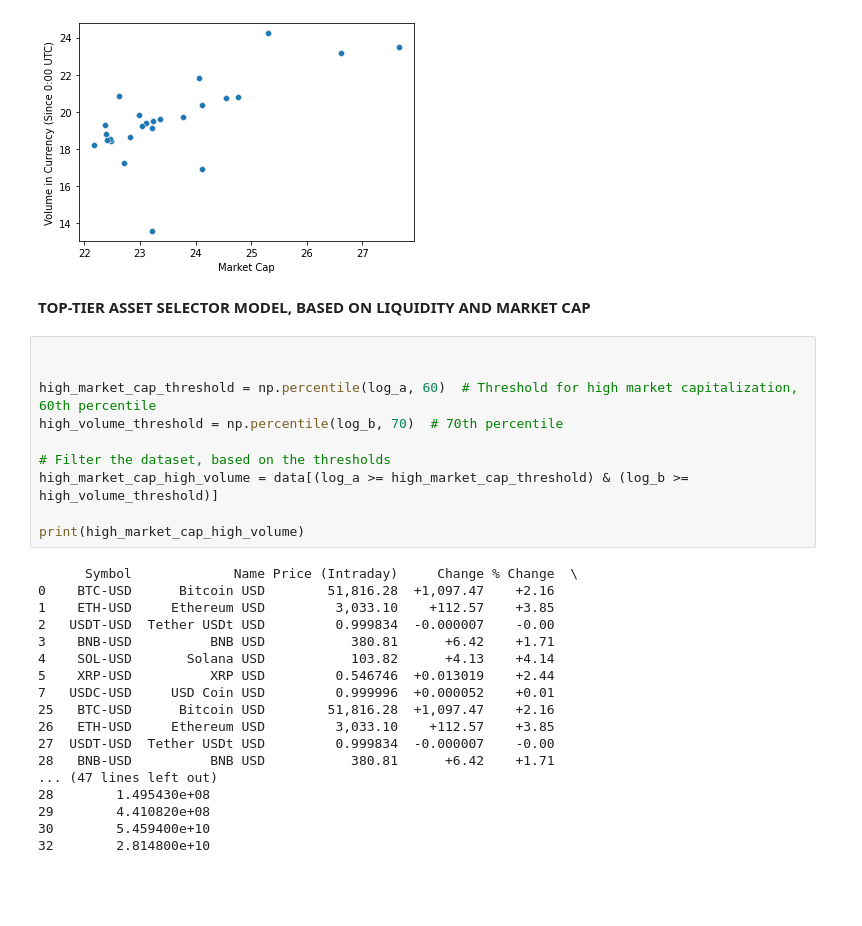
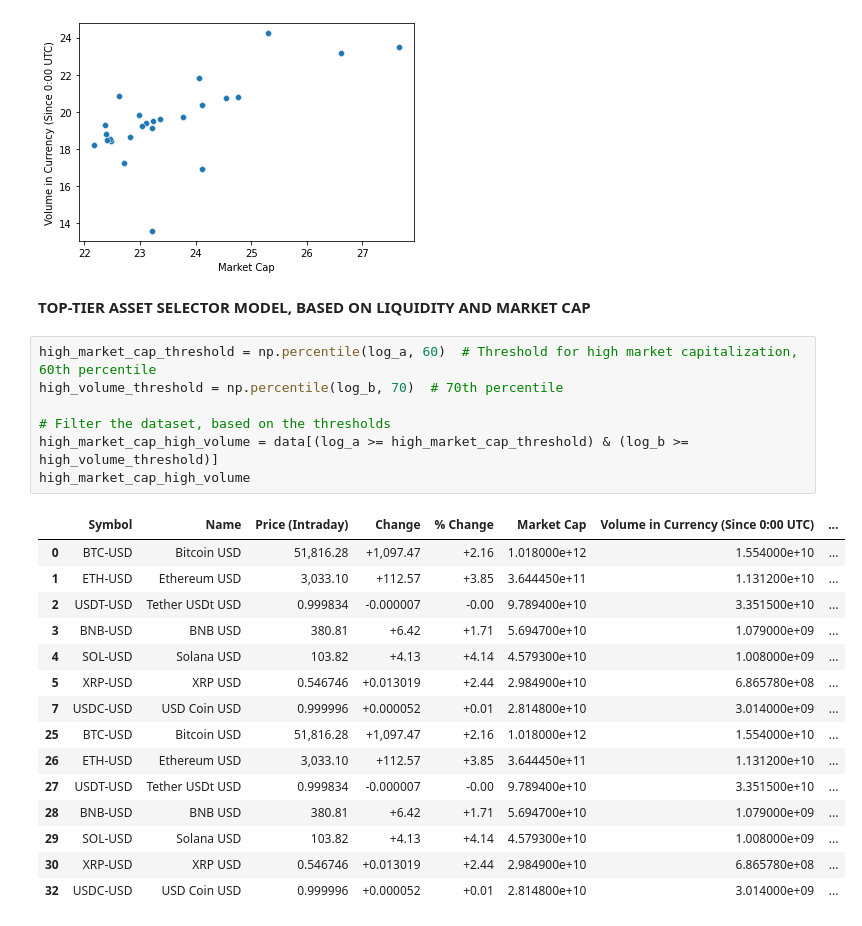
Before and after one commit to Bensonn5151/Financialplayground, a Jupyter notebook: webscraping(crypto).ipynb, the cells around one changed output. Drawn from its saved outputs; the diff is of its cells as text; blank space fills up the shorter version.

```diff
--- a/webscraping(crypto).ipynb
+++ b/webscraping(crypto).ipynb
@@ -182,33 +182,28 @@ sns.scatterplot(log_a,log_b)
 # %% [output]
 <AxesSubplot:xlabel='Market Cap', ylabel='Volume in Currency (Since 0:00 UTC)'>
 [figure]
-# %% [markdown]
-**TOP-TIER ASSET SELECTOR MODEL, BASED ON LIQUIDITY AND MARKET CAP**
+# %% [markdown]
+**TOP-TIER ASSET SELECTOR MODEL, BASED ON LIQUIDITY AND MARKET CAP**
 # %%
-
-
 high_market_cap_threshold = np.percentile(log_a, 60)  # Threshold for high market capitalization, 60th percentile
 high_volume_threshold = np.percentile(log_b, 70)  # 70th percentile
 
 # Filter the dataset, based on the thresholds
 high_market_cap_high_volume = data[(log_a >= high_market_cap_threshold) & (log_b >= high_volume_threshold)]
-
-print(high_market_cap_high_volume)
+high_market_cap_high_volume
 # %% [output]
-      Symbol             Name Price (Intraday)     Change % Change  \
-0    BTC-USD      Bitcoin USD        51,816.28  +1,097.47    +2.16
-1    ETH-USD     Ethereum USD         3,033.10    +112.57    +3.85
-2   USDT-USD  Tether USDt USD         0.999834  -0.000007    -0.00
-3    BNB-USD          BNB USD           380.81      +6.42    +1.71
-4    SOL-USD       Solana USD           103.82      +4.13    +4.14
-5    XRP-USD          XRP USD         0.546746  +0.013019    +2.44
-7   USDC-USD     USD Coin USD         0.999996  +0.000052    +0.01
-25   BTC-USD      Bitcoin USD        51,816.28  +1,097.47    +2.16
-26   ETH-USD     Ethereum USD         3,033.10    +112.57    +3.85
-27  USDT-USD  Tether USDt USD         0.999834  -0.000007    -0.00
-28   BNB-USD          BNB USD           380.81      +6.42    +1.71
-... (47 lines left out)
-28        1.495430e+08
-29        4.410820e+08
-30        5.459400e+10
-32        2.814800e+10
+|  | Symbol | Name | Price (Intraday) | Change | % Change | Market Cap | Volume in Currency (Since 0:00 UTC) | ... |
+| 0 | BTC-USD | Bitcoin USD | 51,816.28 | +1,097.47 | +2.16 | 1.018000e+12 | 1.554000e+10 | ... |
+| 1 | ETH-USD | Ethereum USD | 3,033.10 | +112.57 | +3.85 | 3.644450e+11 | 1.131200e+10 | ... |
+| 2 | USDT-USD | Tether USDt USD | 0.999834 | -0.000007 | -0.00 | 9.789400e+10 | 3.351500e+10 | ... |
+| 3 | BNB-USD | BNB USD | 380.81 | +6.42 | +1.71 | 5.694700e+10 | 1.079000e+09 | ... |
+| 4 | SOL-USD | Solana USD | 103.82 | +4.13 | +4.14 | 4.579300e+10 | 1.008000e+09 | ... |
+| 5 | XRP-USD | XRP USD | 0.546746 | +0.013019 | +2.44 | 2.984900e+10 | 6.865780e+08 | ... |
+| 7 | USDC-USD | USD Coin USD | 0.999996 | +0.000052 | +0.01 | 2.814800e+10 | 3.014000e+09 | ... |
+| 25 | BTC-USD | Bitcoin USD | 51,816.28 | +1,097.47 | +2.16 | 1.018000e+12 | 1.554000e+10 | ... |
+| 26 | ETH-USD | Ethereum USD | 3,033.10 | +112.57 | +3.85 | 3.644450e+11 | 1.131200e+10 | ... |
+| 27 | USDT-USD | Tether USDt USD | 0.999834 | -0.000007 | -0.00 | 9.789400e+10 | 3.351500e+10 | ... |
+| 28 | BNB-USD | BNB USD | 380.81 | +6.42 | +1.71 | 5.694700e+10 | 1.079000e+09 | ... |
+| 29 | SOL-USD | Solana USD | 103.82 | +4.13 | +4.14 | 4.579300e+10 | 1.008000e+09 | ... |
+| 30 | XRP-USD | XRP USD | 0.546746 | +0.013019 | +2.44 | 2.984900e+10 | 6.865780e+08 | ... |
+| 32 | USDC-USD | USD Coin USD | 0.999996 | +0.000052 | +0.01 | 2.814800e+10 | 3.014000e+09 | ... |
```
Also changed, not shown: parts of 14 cells of this notebook.
